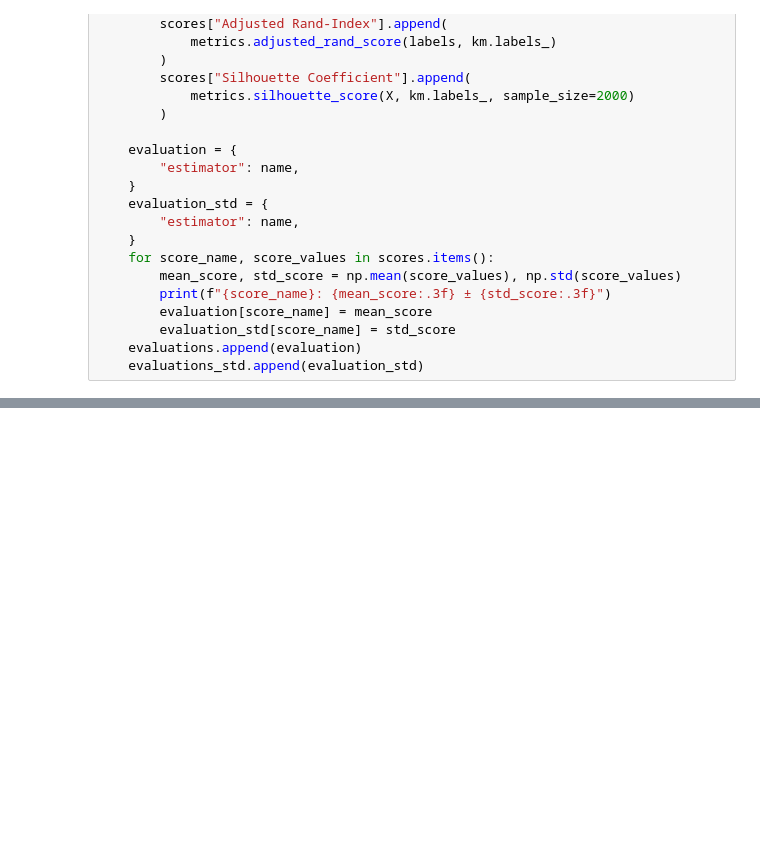
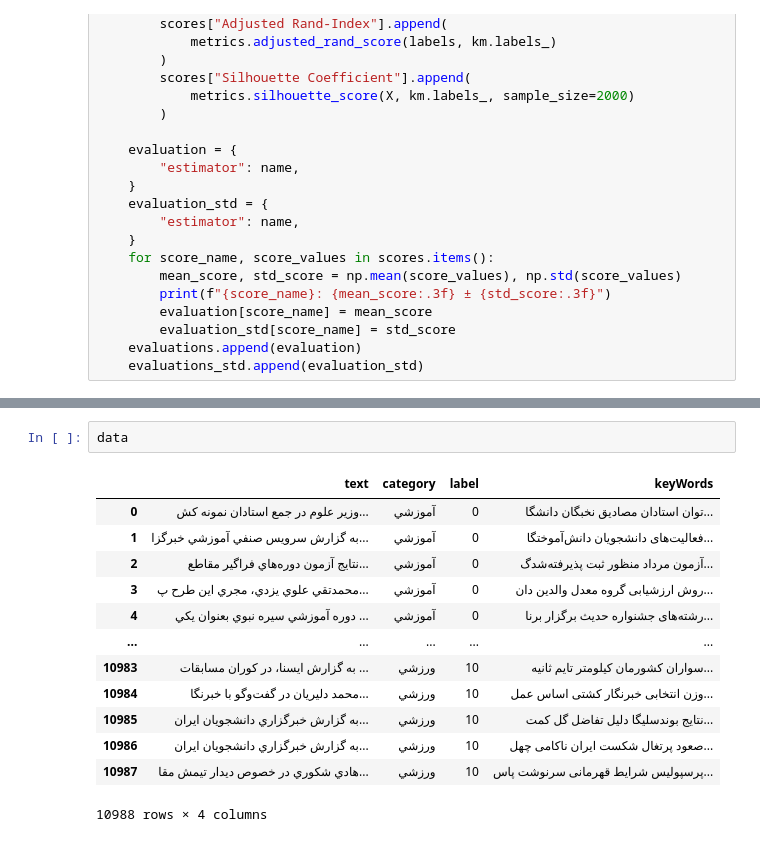
Before and after one commit to E-Ghafour/Document_Clustering, a Jupyter notebook: DocumentClustering.ipynb, the cells around one changed output, grey strips where cells are left out. Saved outputs shown, nothing was run; the diff lists cells and outputs as text; blank space fills up the shorter version.

```diff
--- a/DocumentClustering.ipynb
+++ b/DocumentClustering.ipynb
@@ -266,0 +182,16 @@ dtype: int64
+# %%
+data
+# %% [output]
+|  | text | category | label | keyWords |
+| 0 | وزير علوم در جمع استادان نمونه كش... | آموزشي | 0 | توان استادان مصادیق نخبگان دانشگا... |
+| 1 | به گزارش سرويس صنفي آموزشي خبرگزا... | آموزشي | 0 | فعالیت‌های دانشجویان دانش‌آموختگا... |
+| 2 | نتايج آزمون دوره‌هاي فراگير مقاطع... | آموزشي | 0 | آزمون مرداد منظور ثبت پذیرفته‌شدگ... |
+| 3 | محمدتقي علوي يزدي، مجري اين طرح پ... | آموزشي | 0 | روش ارزشیابی گروه معدل والدین دان... |
+| 4 | دوره آموزشي سيره نبوي بعنوان يكي ... | آموزشي | 0 | رشته‌های جشنواره حدیث برگزار برنا... |
+| ... | ... | ... | ... | ... |
+| 10983 | به گزارش ايسنا، در كوران مسابقات ... | ورزشي | 10 | سواران کشورمان کیلومتر تایم ثانیه... |
+| 10984 | محمد دليريان در گفت‌وگو با خبرنگا... | ورزشي | 10 | وزن انتخابی خبرنگار کشتی اساس عمل... |
+| 10985 | به گزارش خبرگزاري دانشجويان ايران... | ورزشي | 10 | نتایج بوندسلیگا دلیل تفاضل گل کمت... |
+| 10986 | به گزارش خبرگزاري دانشجويان ايران... | ورزشي | 10 | صعود پرتغال شکست ایران ناکامی چهل... |
+| 10987 | هادي شكوري در خصوص ديدار تيمش مقا... | ورزشي | 10 | پرسپولیس شرایط قهرمانی سرنوشت پاس... |
+10988 rows × 4 columns
```
Also changed, not shown: parts of 21 cells of this notebook.
